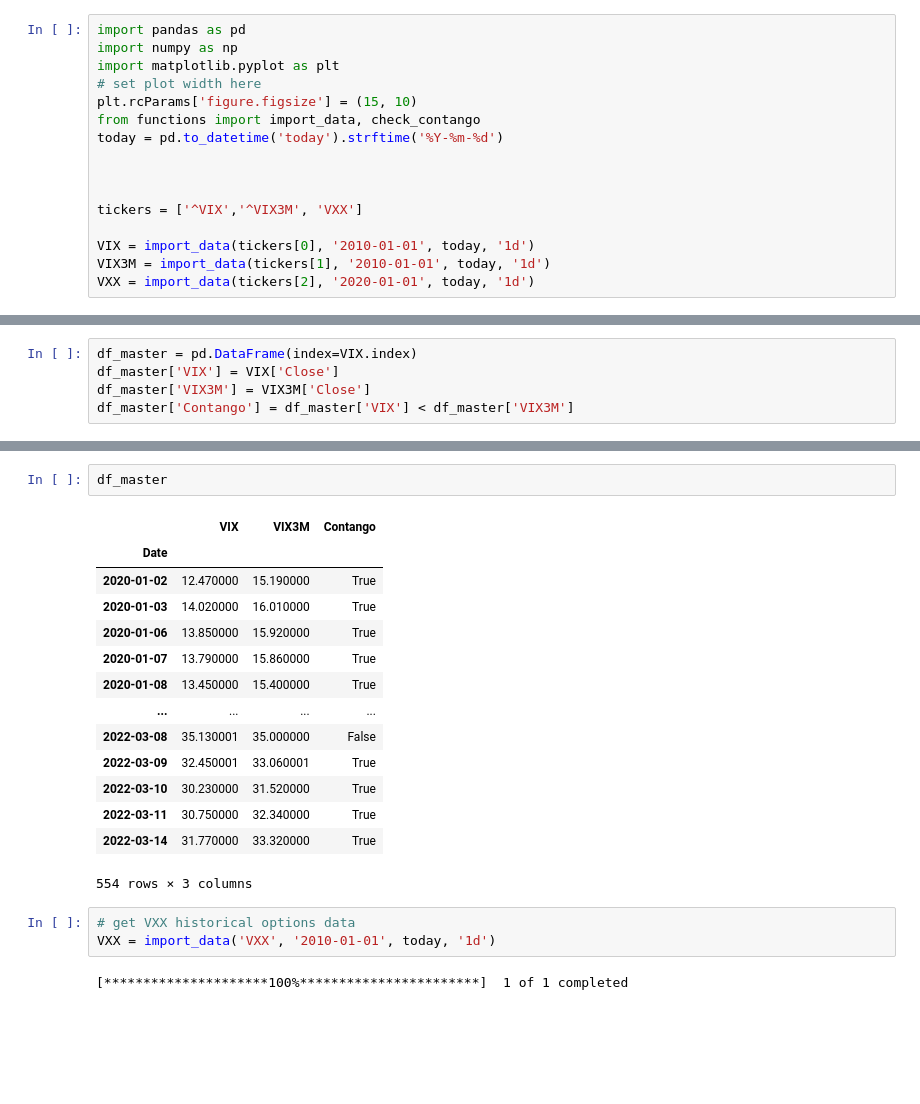
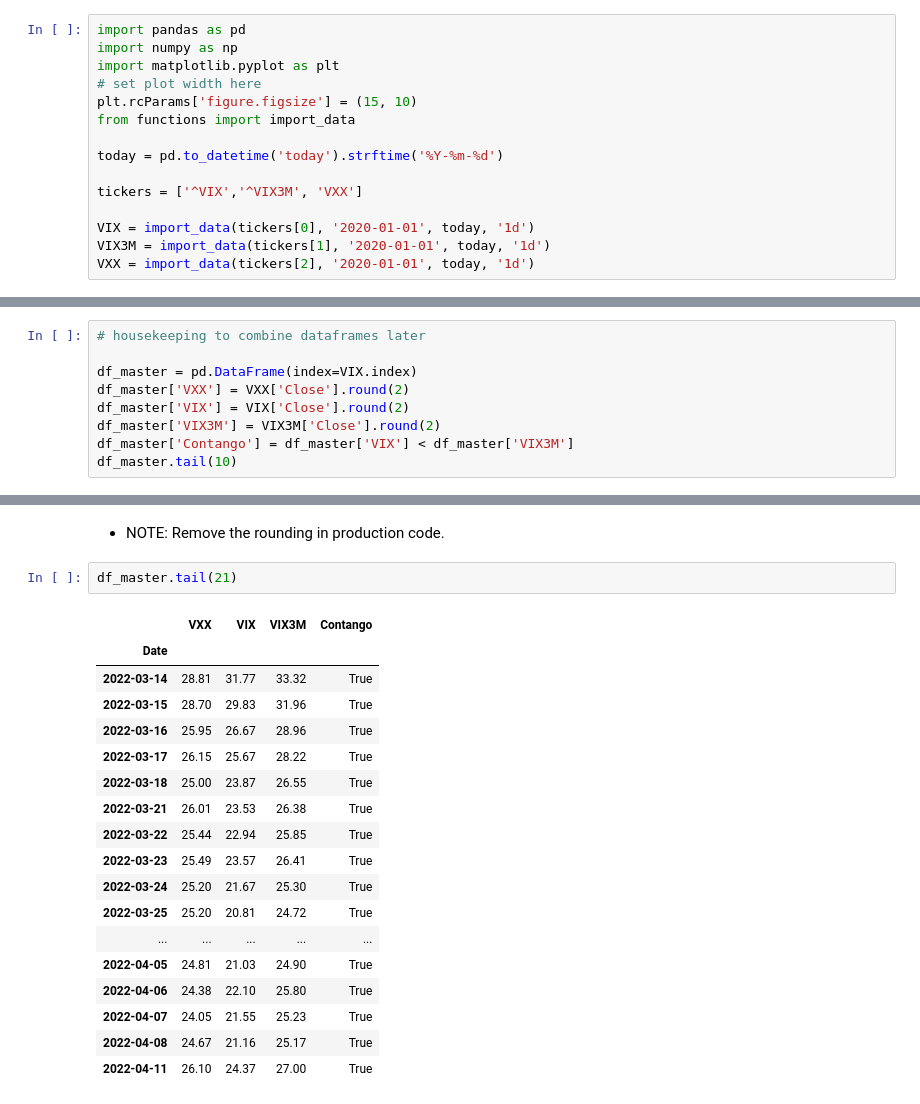
Before and after one commit to algo-dude/AdvancedFinancialDerivatives, a Jupyter notebook: Final/strat.ipynb, the cells around one changed output, grey strips where cells are left out. Cells and saved outputs as stored; diff of their text form; blank space fills up the shorter version.

```diff
--- a/Final/strat.ipynb
+++ b/Final/strat.ipynb
@@ -4,15 +4,14 @@ import numpy as np
 import matplotlib.pyplot as plt
 # set plot width here
 plt.rcParams['figure.figsize'] = (15, 10)
-from functions import import_data, check_contango
+from functions import import_data
+
 today = pd.to_datetime('today').strftime('%Y-%m-%d')
-
-
 
 tickers = ['^VIX','^VIX3M', 'VXX']
 
-VIX = import_data(tickers[0], '2010-01-01', today, '1d')
-VIX3M = import_data(tickers[1], '2010-01-01', today, '1d')
+VIX = import_data(tickers[0], '2020-01-01', today, '1d')
+VIX3M = import_data(tickers[1], '2020-01-01', today, '1d')
 VXX = import_data(tickers[2], '2020-01-01', today, '1d')
 # %% [output]
 [*********************100%***********************]  1 of 1 completed
@@ -65,5 +45,9 @@ def apply_contango(df1, df2):
 # %%
+# housekeeping to combine dataframes later
+
 df_master = pd.DataFrame(index=VIX.index)
-df_master['VIX'] = VIX['Close']
-df_master['VIX3M'] = VIX3M['Close']
+df_master['VXX'] = VXX['Close'].round(2)
+df_master['VIX'] = VIX['Close'].round(2)
+df_master['VIX3M'] = VIX3M['Close'].round(2)
 df_master['Contango'] = df_master['VIX'] < df_master['VIX3M']
+df_master.tail(10)
@@ -70,22 +67,24 @@ df_master['Contango'] = df_master['VIX'] < df_master['VIX3M']
+# %% [markdown]
+
+* NOTE:  Remove the rounding in production code.
 # %%
-df_master
+df_master.tail(21)
 # %% [output]
-|  | VIX | VIX3M | Contango |
-| Date |  |  |  |
-| 2020-01-02 | 12.470000 | 15.190000 | True |
-| 2020-01-03 | 14.020000 | 16.010000 | True |
-| 2020-01-06 | 13.850000 | 15.920000 | True |
-| 2020-01-07 | 13.790000 | 15.860000 | True |
-| 2020-01-08 | 13.450000 | 15.400000 | True |
-| ... | ... | ... | ... |
-| 2022-03-08 | 35.130001 | 35.000000 | False |
-| 2022-03-09 | 32.450001 | 33.060001 | True |
-| 2022-03-10 | 30.230000 | 31.520000 | True |
-| 2022-03-11 | 30.750000 | 32.340000 | True |
-| 2022-03-14 | 31.770000 | 33.320000 | True |
+|  | VXX | VIX | VIX3M | Contango |
+| Date |  |  |  |  |
+| 2022-03-14 | 28.81 | 31.77 | 33.32 | True |
+| 2022-03-15 | 28.70 | 29.83 | 31.96 | True |
+| 2022-03-16 | 25.95 | 26.67 | 28.96 | True |
+| 2022-03-17 | 26.15 | 25.67 | 28.22 | True |
+| 2022-03-18 | 25.00 | 23.87 | 26.55 | True |
+| 2022-03-21 | 26.01 | 23.53 | 26.38 | True |
+| 2022-03-22 | 25.44 | 22.94 | 25.85 | True |
+| 2022-03-23 | 25.49 | 23.57 | 26.41 | True |
+| 2022-03-24 | 25.20 | 21.67 | 25.30 | True |
+| 2022-03-25 | 25.20 | 20.81 | 24.72 | True |
+| ... | ... | ... | ... | ... |
+| 2022-04-05 | 24.81 | 21.03 | 24.90 | True |
+| 2022-04-06 | 24.38 | 22.10 | 25.80 | True |
+| 2022-04-07 | 24.05 | 21.55 | 25.23 | True |
+| 2022-04-08 | 24.67 | 21.16 | 25.17 | True |
+| 2022-04-11 | 26.10 | 24.37 | 27.00 | True |
-554 rows × 3 columns
-# %%
-# get VXX historical options data
-VXX = import_data('VXX', '2010-01-01', today, '1d')
-# %% [output]
-[*********************100%***********************]  1 of 1 completed
```
Also changed, not shown: parts of 15 cells of this notebook, 1 other file.
